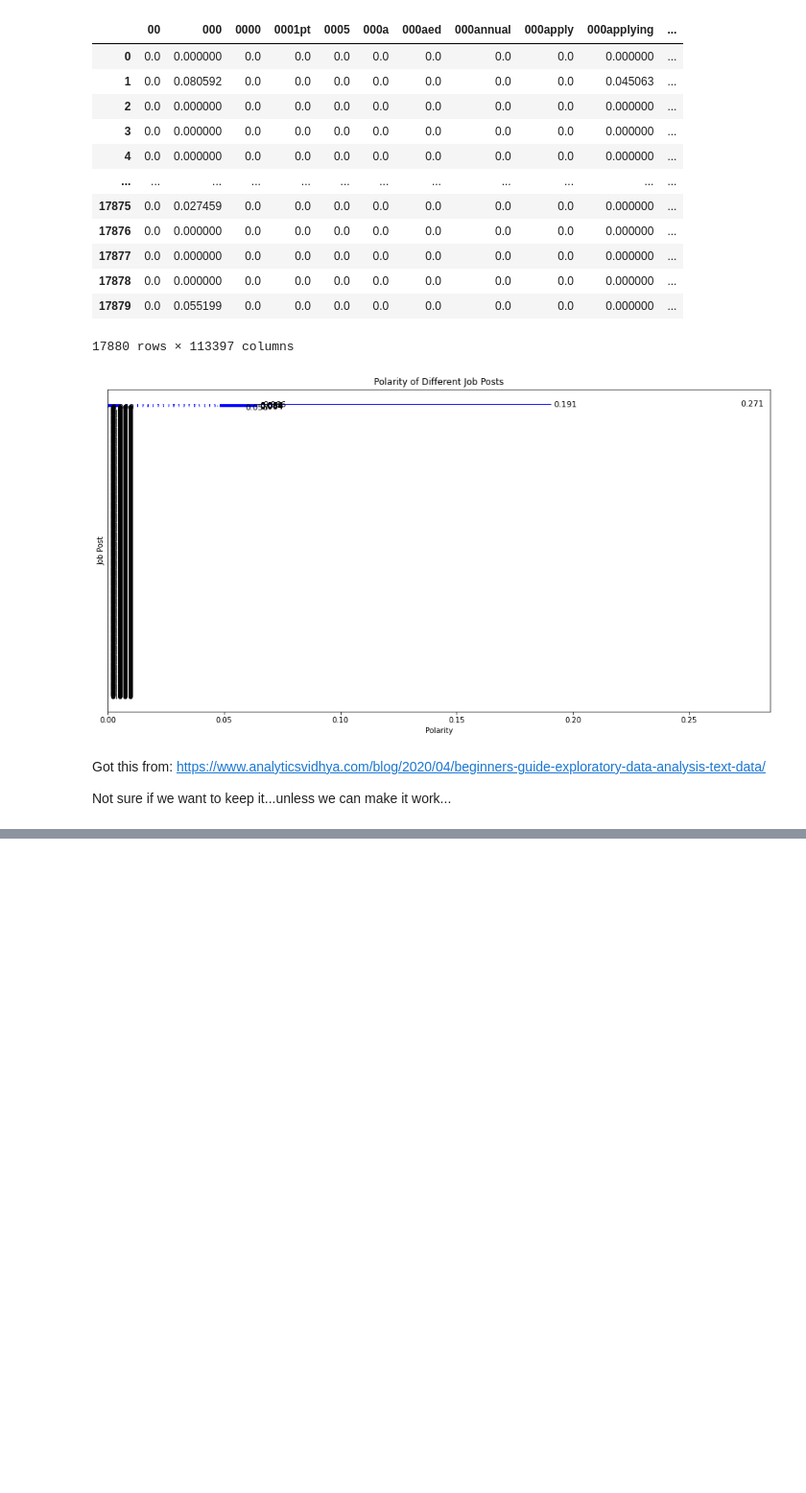
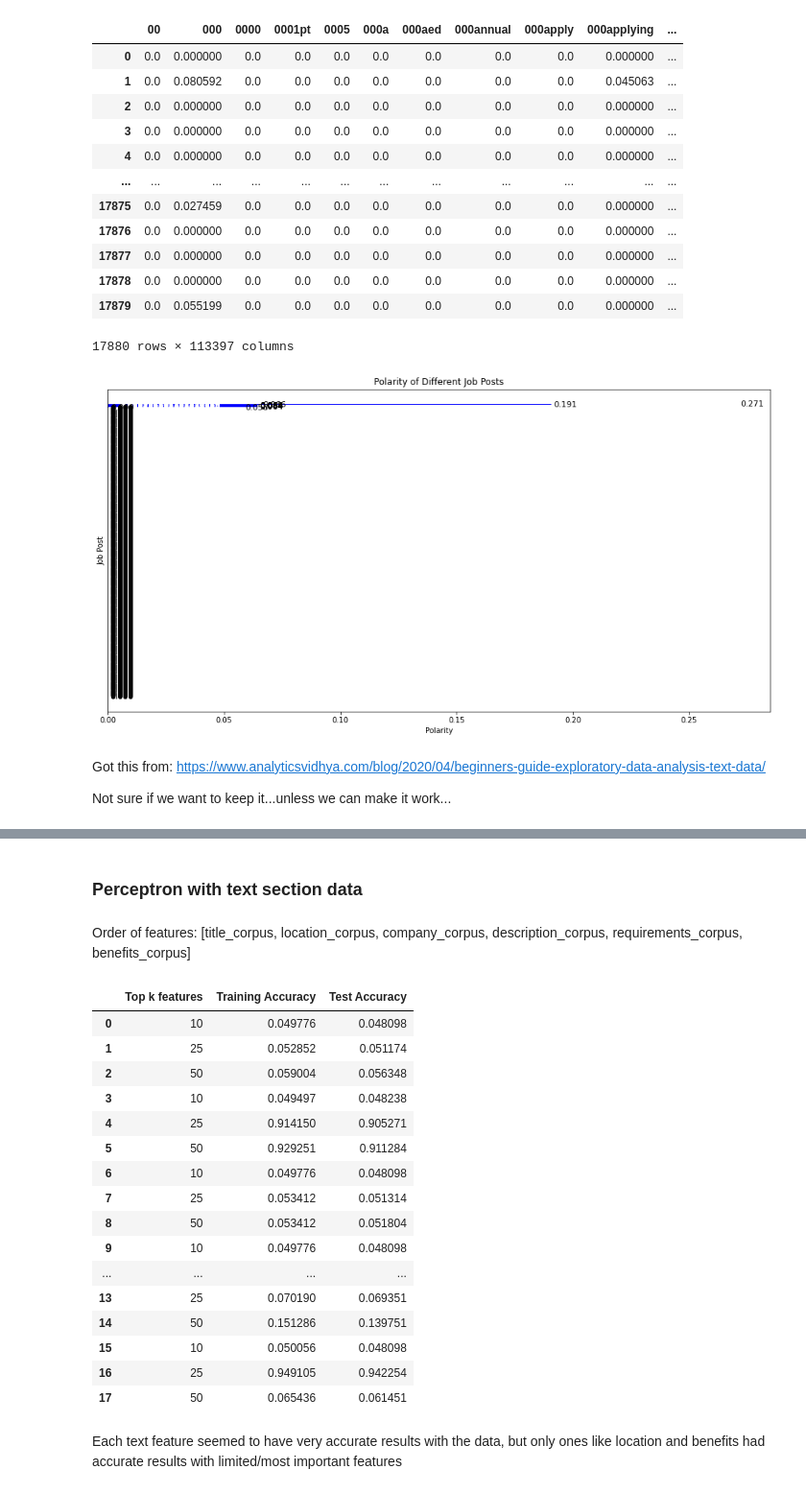
Before and after one commit to hunterblum/Job-Fraud-Detection, a Jupyter notebook: Group2_ML_Final.ipynb, the cells around one changed output, grey strips where cells are left out. Shown: that part at 96% size. Drawn from its saved outputs; the diff is of its cells as text; code cells hidden in the pictures; blank space fills up the shorter version.

```diff
--- a/Group2_ML_Final.ipynb
+++ b/Group2_ML_Final.ipynb
@@ -217,0 +339,7 @@ Word cloud for real vs. fake
+# %%
+# vectorizing company_profile
+
+vectorizer = TfidfVectorizer()
+spmat_company = vectorizer.fit_transform(text['company_profile'])
+feat_names = vectorizer.get_feature_names_out()
+company_corpus = pd.DataFrame.sparse.from_spmatrix(spmat_company, columns=feat_names)
@@ -217,0 +400,15 @@ Word cloud for real vs. fake
+# %% [markdown]
+### Perceptron with text section data
+# %%
+text_fts = [title_corpus, location_corpus, company_corpus, description_corpus, requirements_corpus, benefits_corpus]
+
+text_ft_accuracy = []
+
+for i  in text_fts:
+  X_train, X_test, y_train, y_test = train_test_split(i, labels, test_size = 0.80, random_state=42)
+  model = Perceptron(max_iter=3).fit(X_train, y_train)
+  y_pred_train = model.predict(X_train)
+  y_pred_test = model.predict(X_test)
+  train_acc = accuracy_score(y_train, y_pred_train)
+  test_acc = accuracy_score(y_test, y_pred_test)
+  text_ft_accuracy.append({'training accuracy': train_acc, 'testing accuracy': test_acc})
@@ -217,0 +417,45 @@ Word cloud for real vs. fake
+# %%
+# running this again, but with top 10, 25, and 50 features
+from sklearn.feature_selection import SelectKBest, chi2
+
+k_vals = [10, 25, 50]
+text_topft_accuracy = []
+for i  in text_fts:
+  X_train, X_test, y_train, y_test = train_test_split(i, labels, test_size = 0.80, random_state=42)
+  for k in k_vals:
+    pipe = make_pipeline(SelectKBest(chi2, k = k), Perceptron(class_weight = 'balanced'))
+    pipe.fit(X_train, y_train)
+    y_pred_train = pipe.predict(X_train)
+    y_pred_test = pipe.predict(X_test)
+    cols = pipe[0].get_support(indices = True)
+    new_X_features = X_train.iloc[:, cols]
+    print('X_new has', k ,'best features: %s' % list(new_X_features.columns.values.tolist()))
+
+    train_acc = accuracy_score(y_train, y_pred_train)
+    test_acc = accuracy_score(y_test, y_pred_test)
+
+    text_topft_accuracy.append({'Top k features': k, 'Training Accuracy': train_acc, 'Test Accuracy': test_acc})
+# %% [markdown]
+Order of features: [title_corpus, location_corpus, company_corpus, description_corpus, requirements_corpus, benefits_corpus]
+# %%
+pd.DataFrame(text_topft_accuracy)
+# %% [output]
+|  | Top k features | Training Accuracy | Test Accuracy |
+| 0 | 10 | 0.049776 | 0.048098 |
+| 1 | 25 | 0.052852 | 0.051174 |
+| 2 | 50 | 0.059004 | 0.056348 |
+| 3 | 10 | 0.049497 | 0.048238 |
+| 4 | 25 | 0.914150 | 0.905271 |
+| 5 | 50 | 0.929251 | 0.911284 |
+| 6 | 10 | 0.049776 | 0.048098 |
+| 7 | 25 | 0.053412 | 0.051314 |
+| 8 | 50 | 0.053412 | 0.051804 |
+| 9 | 10 | 0.049776 | 0.048098 |
+| ... | ... | ... | ... |
+| 13 | 25 | 0.070190 | 0.069351 |
+| 14 | 50 | 0.151286 | 0.139751 |
+| 15 | 10 | 0.050056 | 0.048098 |
+| 16 | 25 | 0.949105 | 0.942254 |
+| 17 | 50 | 0.065436 | 0.061451 |
+# %% [markdown]
+Each text feature seemed to have very accurate results with the data, but only ones like location and benefits had accurate results with limited/most important features
```
Also changed, not shown: parts of 28 cells of this notebook.
